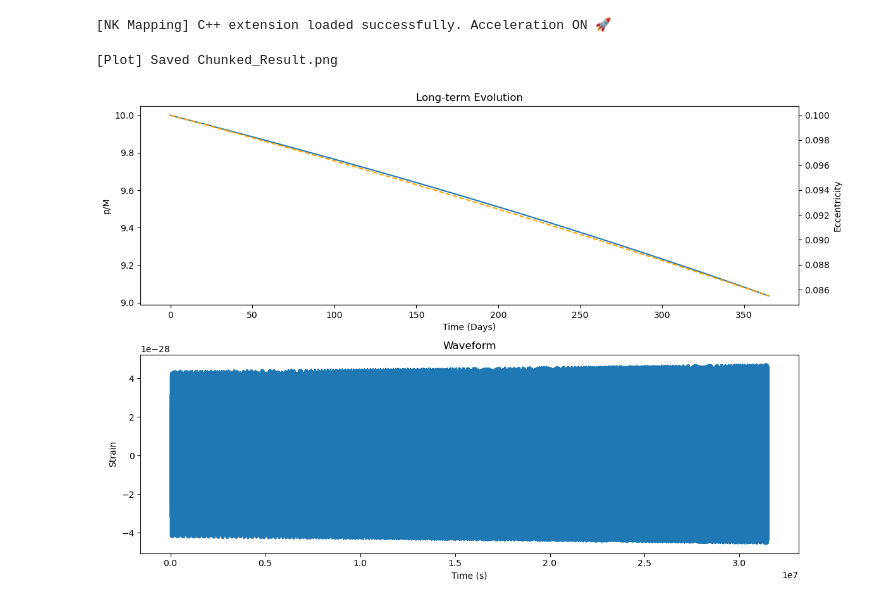
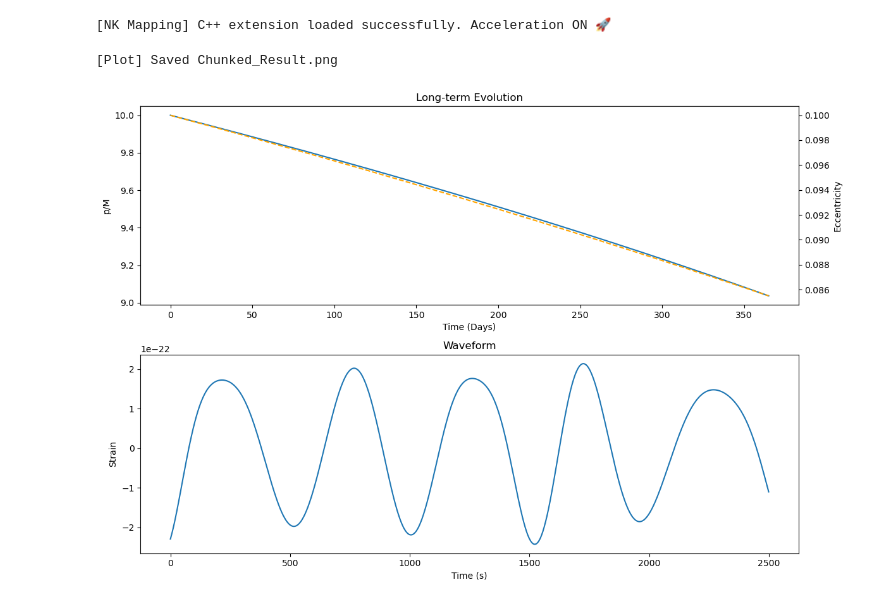
Before and after one commit to ljq2088/Kludge_EMRI, a Jupyter notebook: test.ipynb, the cells around one changed output. Cells and saved outputs as stored; diff of their text form; code cells hidden in the pictures.

```diff
--- a/test.ipynb
+++ b/test.ipynb
@@ -44,33 +44,33 @@ with h5py.File(filename, 'r') as f:
     step = max(1, total // 2000)
     t_days = np.array(t[::step]) * T_unit_sec / 86400.0
 
     axes[0].plot(t_days, p[::step], label='p')
     axes[0].set_ylabel('p/M')
     axes[0].set_xlabel('Time (Days)')
     axes[0].set_title("Long-term Evolution")
     ax0r = axes[0].twinx()
     ax0r.plot(t_days, e[::step], color='orange', label='e', linestyle='--')
     ax0r.set_ylabel('Eccentricity')
 
     # Plot waveform if exists
     if 'h_plus' in f:
         h = f['h_plus']
-        view_len =h.shape[0]
-        #view_len=50000
+        #view_len =h.shape[0]
+        view_len=5000
         #start = max(0, h.shape[0] - view_len)
         start=0
         t_wave = np.array(t[start:start+view_len]) * T_unit_sec
         h_wave = np.array(h[start:start+view_len])
 
         if len(h_wave) > 0:
             axes[1].plot(t_wave - t_wave[0], h_wave)
             axes[1].set_ylabel("Strain")
             axes[1].set_xlabel("Time (s)")
             axes[1].set_title("Waveform")
 
     plt.tight_layout()
     plt.savefig("Chunked_Result.png")
     print("[Plot] Saved Chunked_Result.png")
 # %% [output]
 [Plot] Saved Chunked_Result.png
-[figure, old version]
+[figure, new version]
```
Also changed, not shown: 6 other files.
